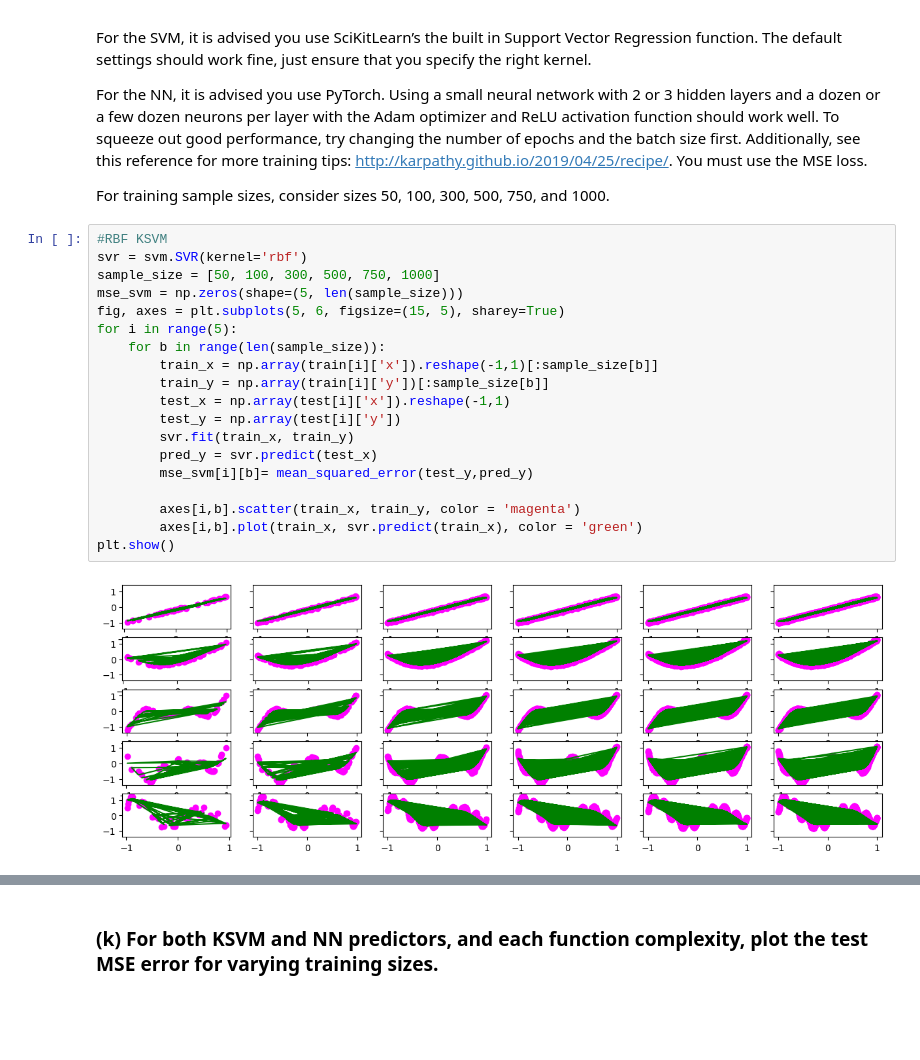
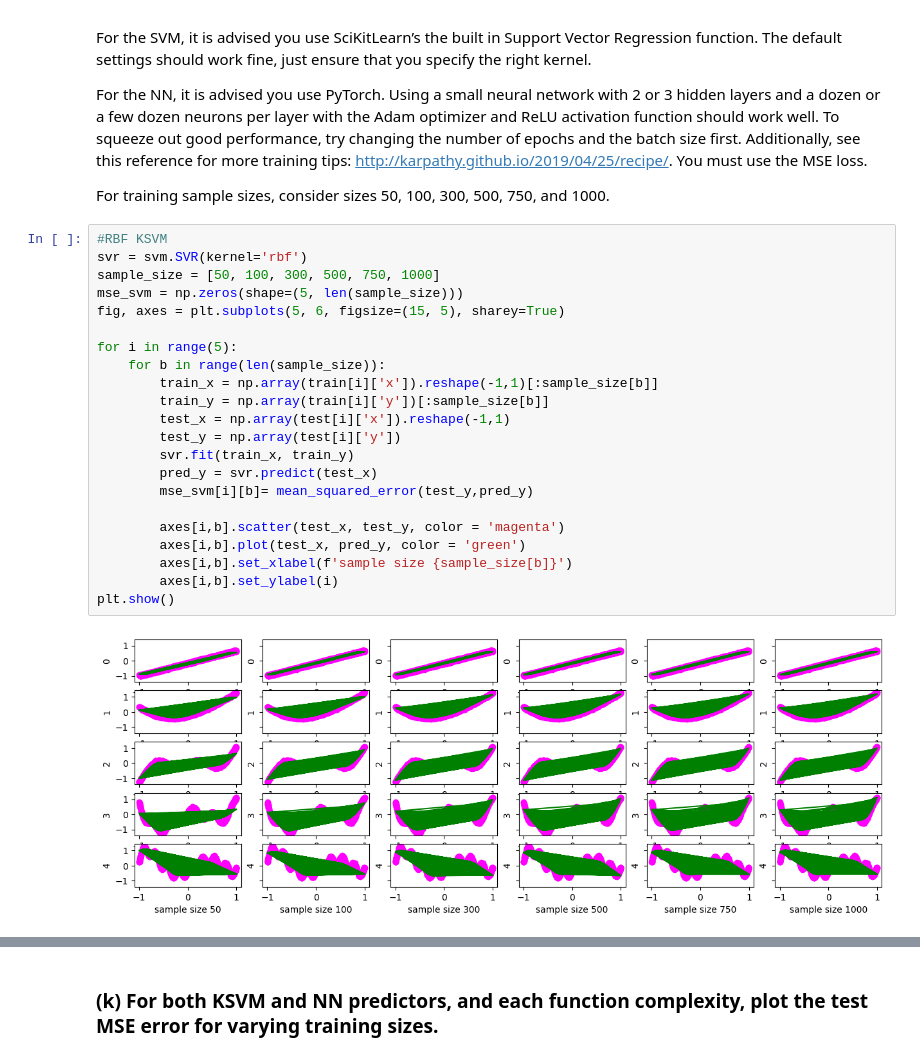
Before and after one commit to Charlwang922/Columbia-Machine-Learning, a Jupyter notebook: hw/hw4/ML-hw4-q2.ipynb, the cells around one changed output, grey strips where cells are left out. Drawn from its saved outputs; the diff is of its cells as text; blank space fills up the shorter version.

```diff
--- a/hw/hw4/ML-hw4-q2.ipynb
+++ b/hw/hw4/ML-hw4-q2.ipynb
@@ -92,22 +77,25 @@ For training sample sizes, consider sizes 50, 100, 300, 500, 750, and 1000.
 # %%
 #RBF KSVM
 svr = svm.SVR(kernel='rbf')
 sample_size = [50, 100, 300, 500, 750, 1000]
 mse_svm = np.zeros(shape=(5, len(sample_size)))
 fig, axes = plt.subplots(5, 6, figsize=(15, 5), sharey=True)
+
 for i in range(5):
     for b in range(len(sample_size)):
         train_x = np.array(train[i]['x']).reshape(-1,1)[:sample_size[b]]
         train_y = np.array(train[i]['y'])[:sample_size[b]]
         test_x = np.array(test[i]['x']).reshape(-1,1)
         test_y = np.array(test[i]['y'])
         svr.fit(train_x, train_y)
         pred_y = svr.predict(test_x)
         mse_svm[i][b]= mean_squared_error(test_y,pred_y)
 
-        axes[i,b].scatter(train_x, train_y, color = 'magenta')
-        axes[i,b].plot(train_x, svr.predict(train_x), color = 'green')
+        axes[i,b].scatter(test_x, test_y, color = 'magenta')
+        axes[i,b].plot(test_x, pred_y, color = 'green')
+        axes[i,b].set_xlabel(f'sample size {sample_size[b]}')
+        axes[i,b].set_ylabel(i)
 plt.show()
 # %% [output]
-[figure, old version]
+[figure, new version]
 # %%
```
Also changed, not shown: parts of 10 cells of this notebook.
